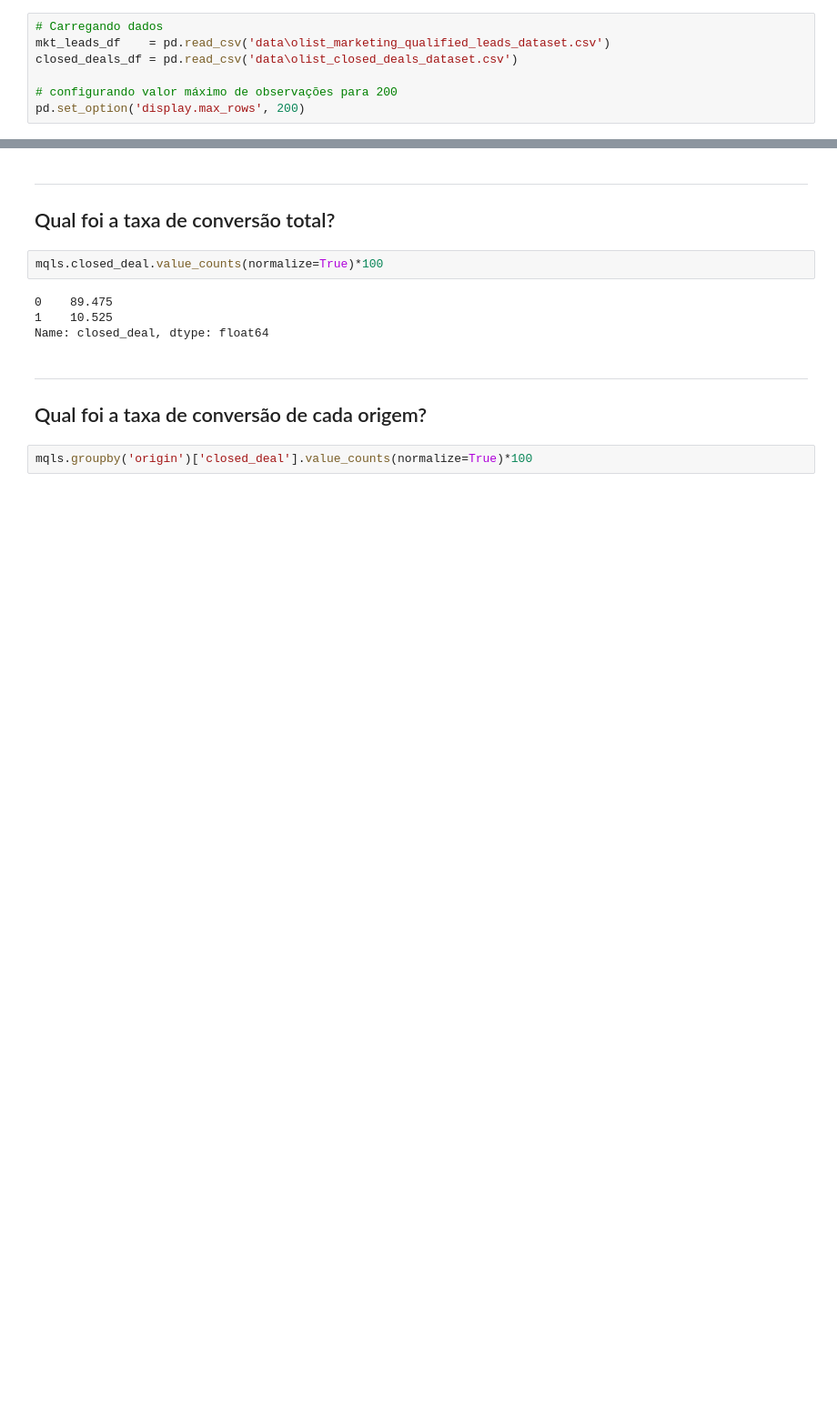
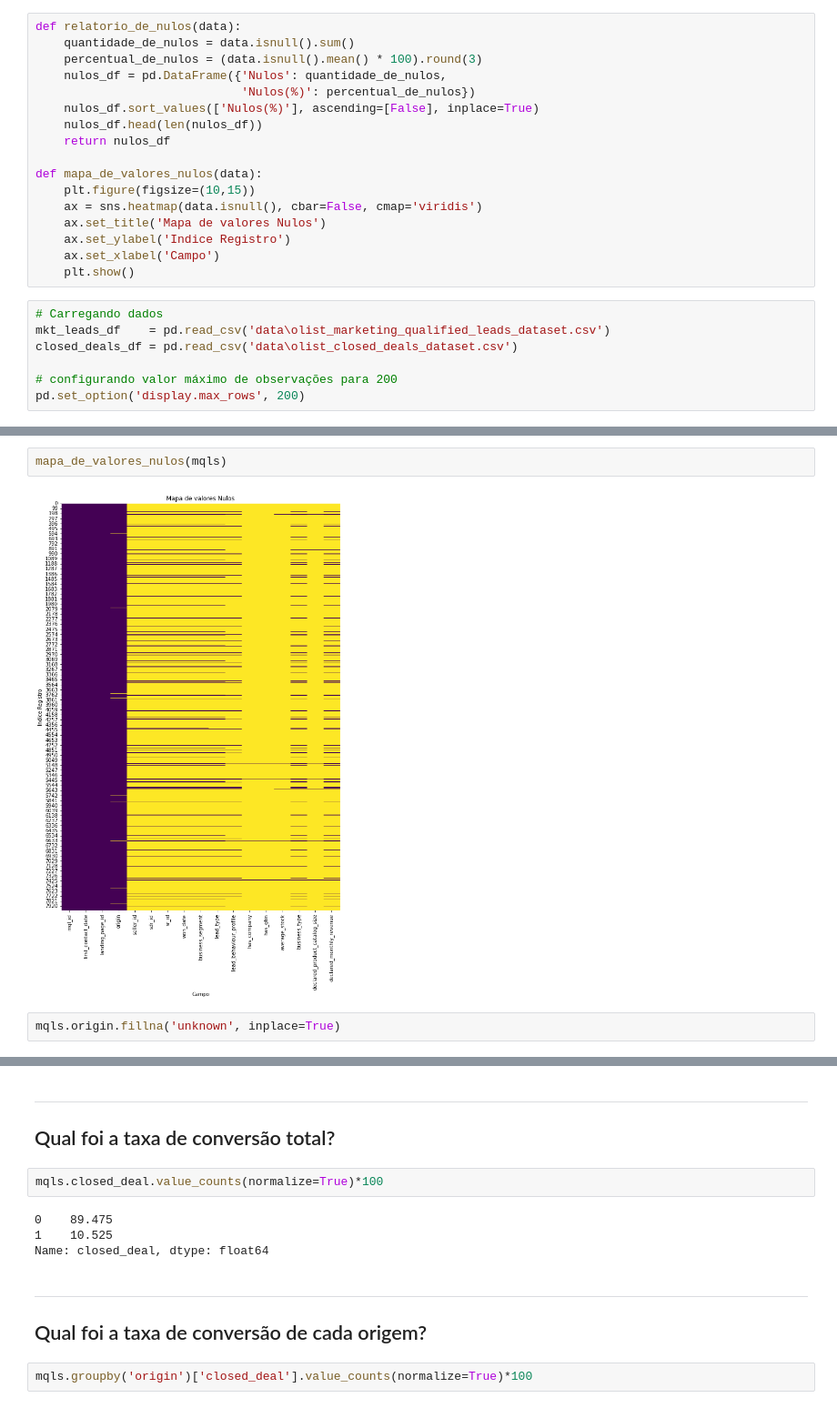
Before and after one commit to dehscardoso/projeto-lets-boti, a Jupyter notebook: olist_mkt_funnel/olist_mkt_funnel.ipynb, the cells around one changed output, grey strips where cells are left out. Shown at 91% size. Cells and saved outputs as stored; diff of their text form; blank space fills up the shorter version.

```diff
--- a/olist_mkt_funnel/olist_mkt_funnel.ipynb
+++ b/olist_mkt_funnel/olist_mkt_funnel.ipynb
@@ -35,3 +37,20 @@ import numpy as np
+# %%
+def relatorio_de_nulos(data):
+    quantidade_de_nulos = data.isnull().sum()
+    percentual_de_nulos = (data.isnull().mean() * 100).round(3)
+    nulos_df = pd.DataFrame({'Nulos': quantidade_de_nulos,
+                             'Nulos(%)': percentual_de_nulos})
+    nulos_df.sort_values(['Nulos(%)'], ascending=[False], inplace=True)
+    nulos_df.head(len(nulos_df))
+    return nulos_df
+
+def mapa_de_valores_nulos(data):
+    plt.figure(figsize=(10,15))
+    ax = sns.heatmap(data.isnull(), cbar=False, cmap='viridis')
+    ax.set_title('Mapa de valores Nulos')
+    ax.set_ylabel('Indice Registro')
+    ax.set_xlabel('Campo')
+    plt.show()
 # %%
 # Carregando dados
 mkt_leads_df    = pd.read_csv('data\olist_marketing_qualified_leads_dataset.csv')
@@ -89,0 +115,6 @@ mqls.head(10)
+# %%
+mapa_de_valores_nulos(mqls)
+# %% [output]
+[figure, added]
+# %%
+mqls.origin.fillna('unknown', inplace=True)
```
Also changed, not shown: parts of 10 cells of this notebook, 3 other files.
